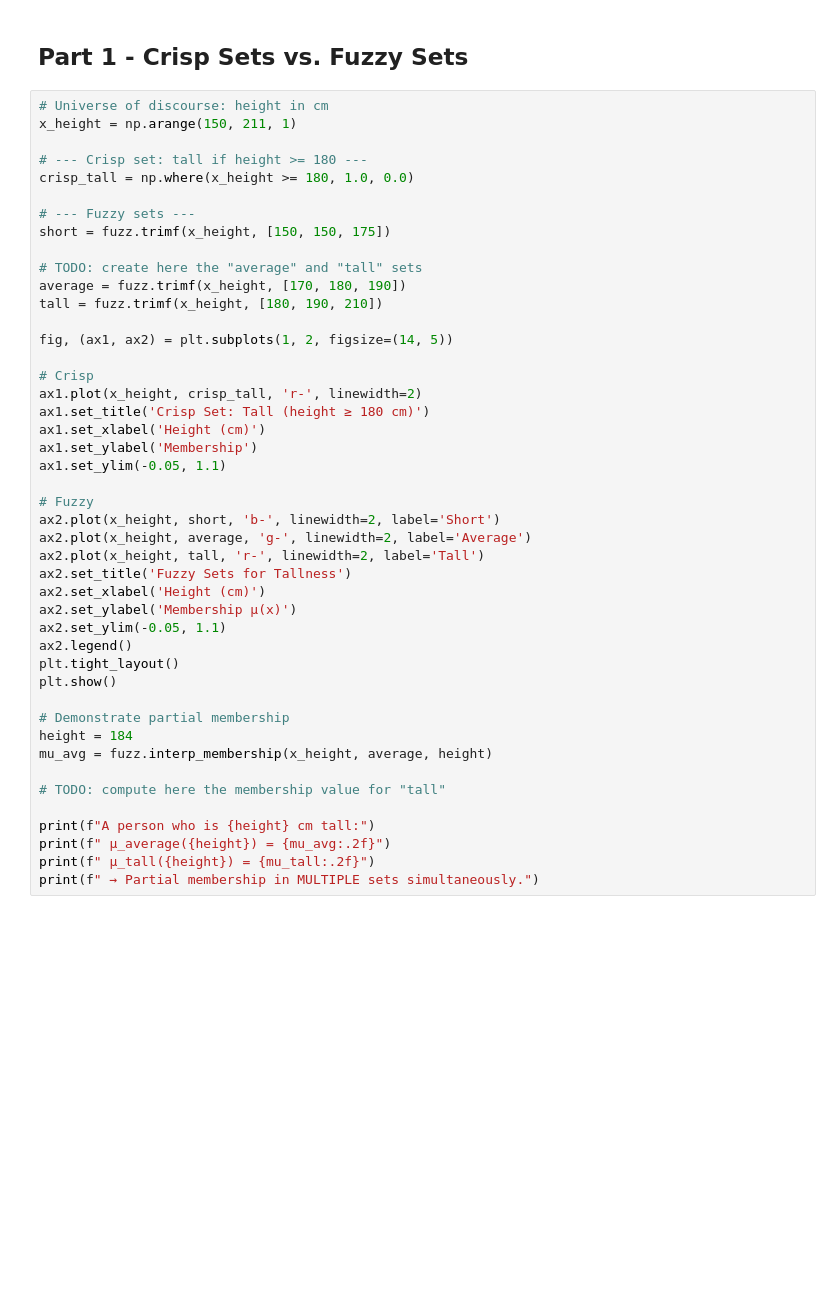
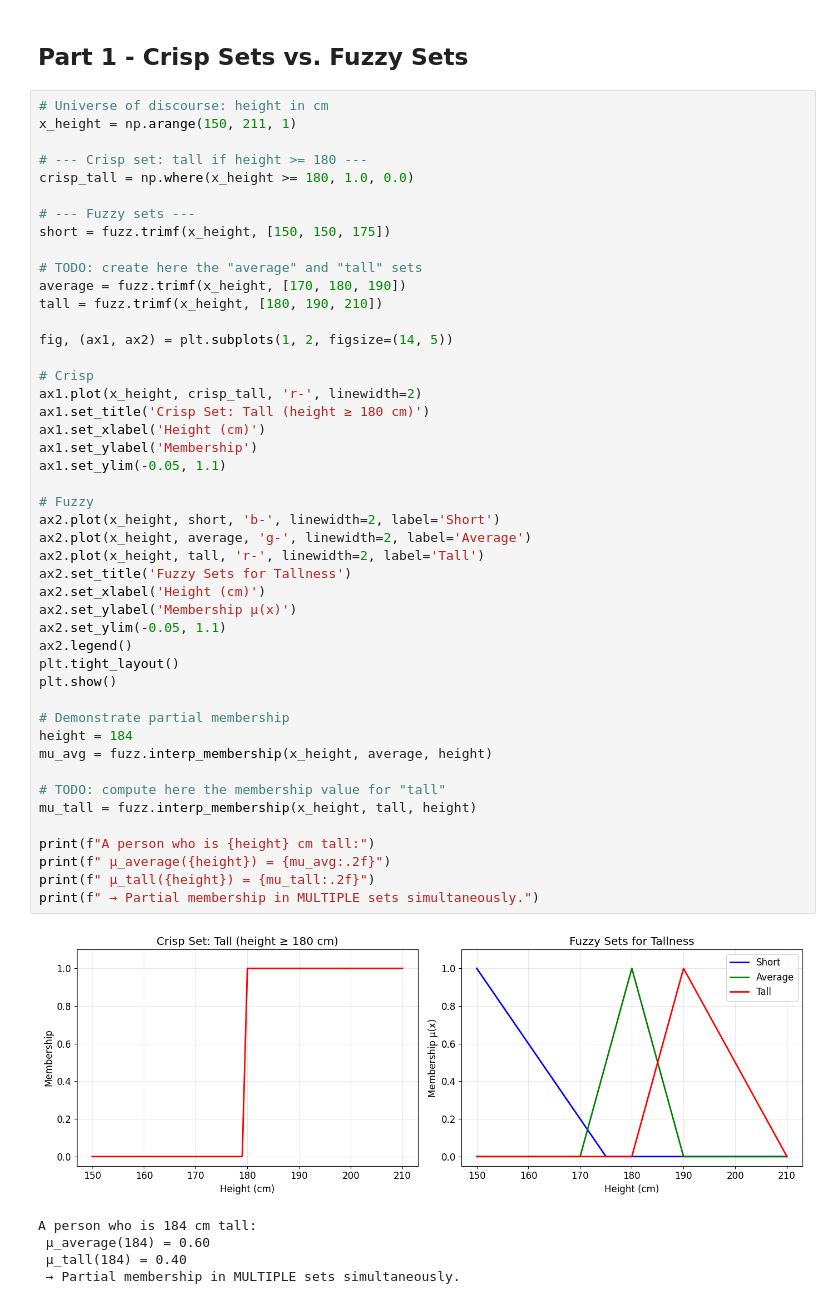
Before and after one commit to eoinocathasaigh/Artificial-Intelligence-Labs, a Jupyter notebook: Lab 4/Lab4.ipynb, the cells around one changed output. Saved outputs shown, nothing was run; the diff lists cells and outputs as text; blank space fills up the shorter version.

```diff
--- a/Lab 4/Lab4.ipynb
+++ b/Lab 4/Lab4.ipynb
@@ -30,30 +30,37 @@ fig, (ax1, ax2) = plt.subplots(1, 2, figsize=(14, 5))
 
 # Crisp
 ax1.plot(x_height, crisp_tall, 'r-', linewidth=2)
 ax1.set_title('Crisp Set: Tall (height ≥ 180 cm)')
 ax1.set_xlabel('Height (cm)')
 ax1.set_ylabel('Membership')
 ax1.set_ylim(-0.05, 1.1)
 
 # Fuzzy
 ax2.plot(x_height, short, 'b-', linewidth=2, label='Short')
 ax2.plot(x_height, average, 'g-', linewidth=2, label='Average')
 ax2.plot(x_height, tall, 'r-', linewidth=2, label='Tall')
 ax2.set_title('Fuzzy Sets for Tallness')
 ax2.set_xlabel('Height (cm)')
 ax2.set_ylabel('Membership μ(x)')
 ax2.set_ylim(-0.05, 1.1)
 ax2.legend()
 plt.tight_layout()
 plt.show()
 
 # Demonstrate partial membership
 height = 184
 mu_avg = fuzz.interp_membership(x_height, average, height)
 
 # TODO: compute here the membership value for "tall"
+mu_tall = fuzz.interp_membership(x_height, tall, height)
 
 print(f"A person who is {height} cm tall:")
 print(f" μ_average({height}) = {mu_avg:.2f}")
 print(f" μ_tall({height}) = {mu_tall:.2f}")
 print(f" → Partial membership in MULTIPLE sets simultaneously.")
+# %% [output]
+[figure, added]
+A person who is 184 cm tall:
+ μ_average(184) = 0.60
+ μ_tall(184) = 0.40
+ → Partial membership in MULTIPLE sets simultaneously.
```
Also changed, not shown: parts of 6 cells of this notebook.
